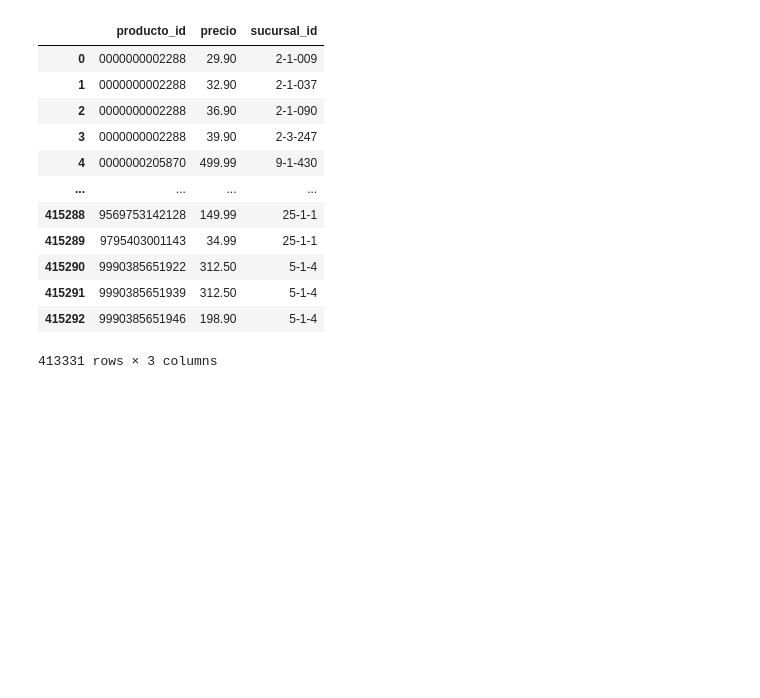
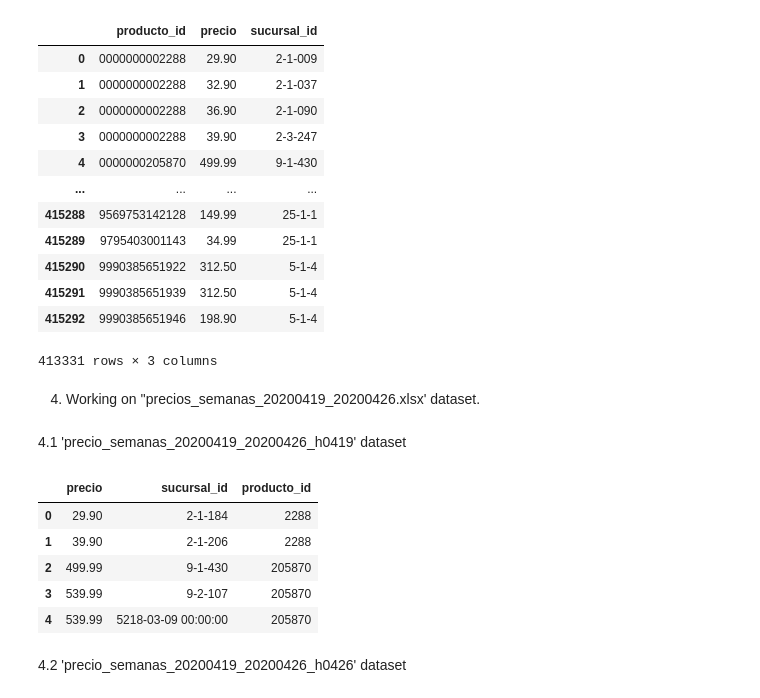
Before and after one commit to Leon-Espitia/Data_Engineering_ETL-n-ER_Model, a Jupyter notebook: cleansingStage.ipynb, the cells around one changed output. Cells and saved outputs as stored; diff of their text form; code cells hidden in the pictures; blank space fills up the shorter version.

```diff
--- a/cleansingStage.ipynb
+++ b/cleansingStage.ipynb
@@ -340,3 +340,5 @@ df_txt
 # %%
 #Finally, save the dataset as csv file
 df_txt.to_csv('precio_semana_20200518.csv', sep=',', decimal='.', index=False)
+# %% [markdown]
+4. Working on ''precios_semanas_20200419_20200426.xlsx' dataset.
@@ -342,0 +351,2 @@ df_txt.to_csv('precio_semana_20200518.csv', sep=',', decimal='.', index=False)
+# %% [markdown]
+4.1 'precio_semanas_20200419_20200426_h0419' dataset
@@ -342,0 +359,12 @@ df_txt.to_csv('precio_semana_20200518.csv', sep=',', decimal='.', index=False)
+# %%
+#Vizualization dataset _h0419
+df_excel_19.head()
+# %% [output]
+|  | precio | sucursal_id | producto_id |
+| 0 | 29.90 | 2-1-184 | 2288 |
+| 1 | 39.90 | 2-1-206 | 2288 |
+| 2 | 499.99 | 9-1-430 | 205870 |
+| 3 | 539.99 | 9-2-107 | 205870 |
+| 4 | 539.99 | 5218-03-09 00:00:00 | 205870 |
+# %% [markdown]
+4.2 'precio_semanas_20200419_20200426_h0426' dataset
```
Also changed, not shown: parts of 35 cells of this notebook, 3 other files.
